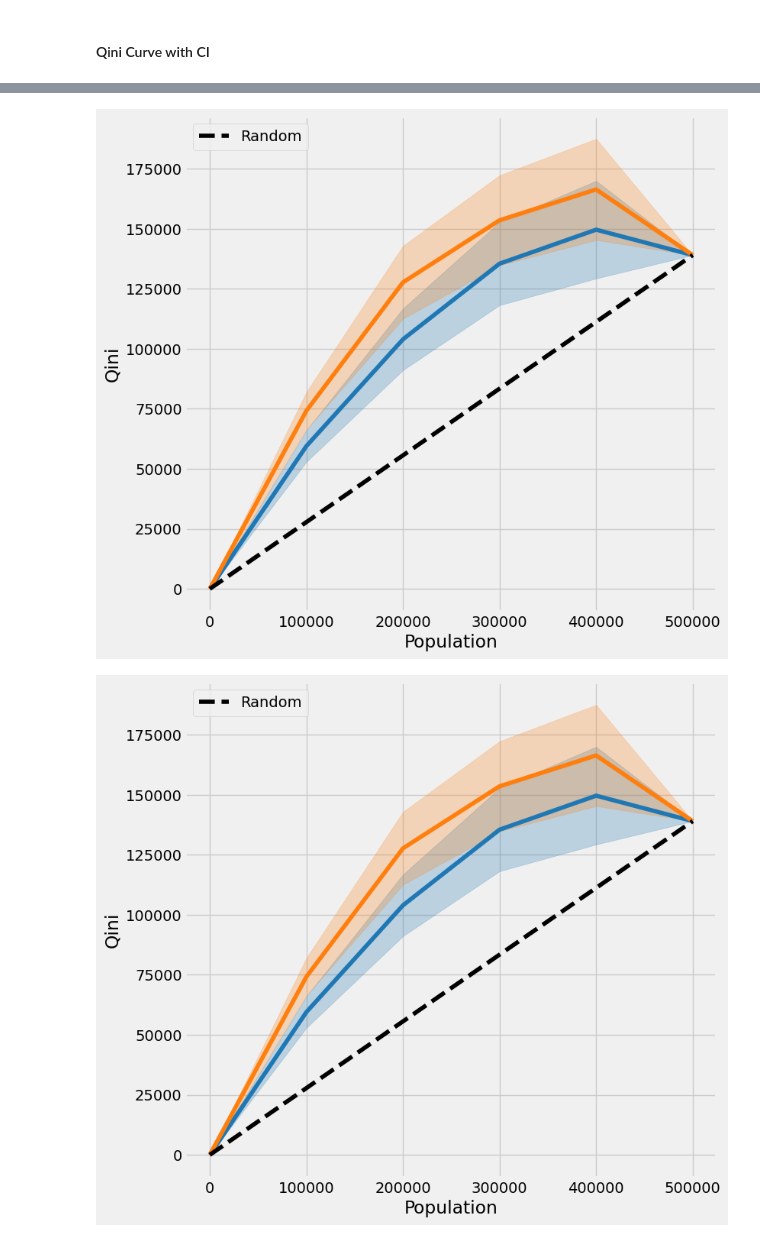
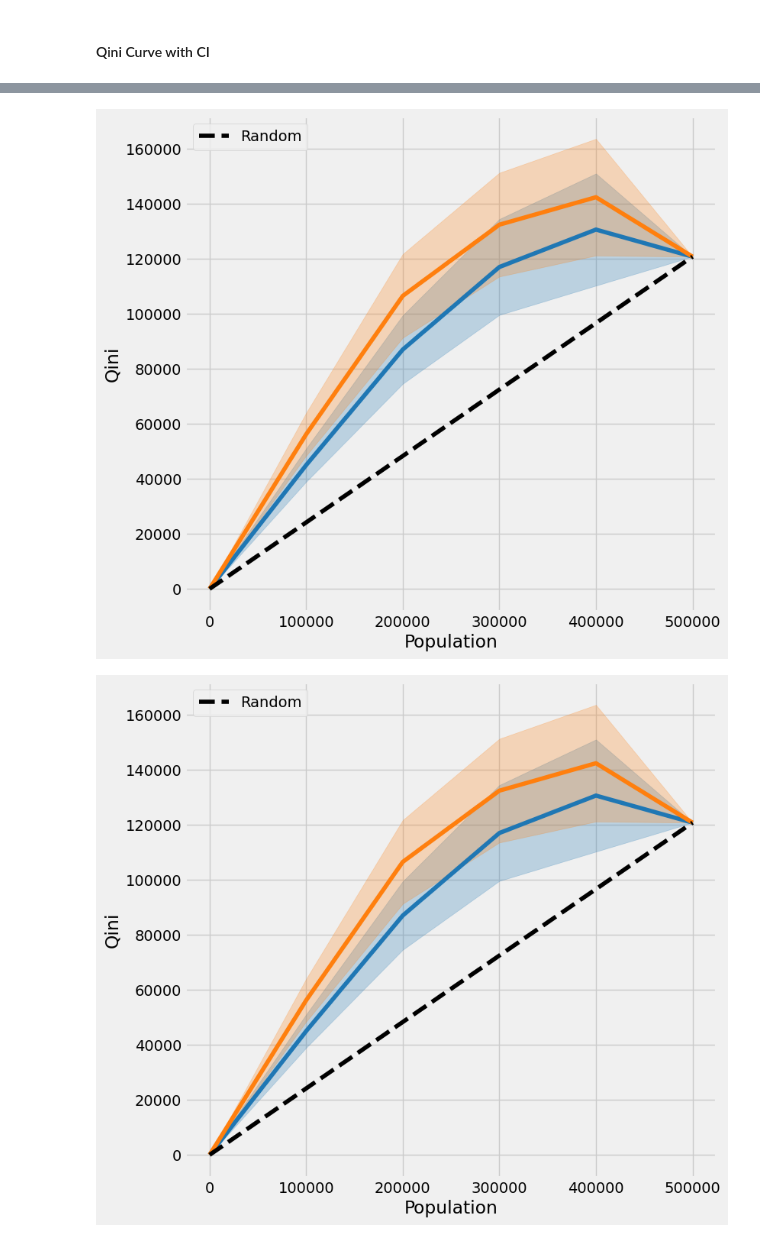
Before and after one commit to uber/causalml, a Jupyter notebook: docs/examples/validation_with_tmle.ipynb, the cells around one changed output, grey strips where cells are left out. Saved outputs shown, nothing was run; the diff lists cells and outputs as text; code cells hidden in the pictures.

```diff
--- a/docs/examples/validation_with_tmle.ipynb
+++ b/docs/examples/validation_with_tmle.ipynb
@@ -271,10 +269,10 @@ qini
 # %%
 plot_tmleqini(df, inference_col=inference_cols, outcome_col='y', treatment_col='w', p_col='p',
-              n_segment=5, cv=kf, calibrate_propensity=True, ci=True)
+              n_segment=5, cv=kf, ci=True)
 # %% [output]
-[figure, old version]
+[figure, new version]
 # %%
 plot(df, kind='qini', tmle=True, inference_col=inference_cols, outcome_col='y', treatment_col='w', p_col='p',
-     n_segment=5, cv=kf, calibrate_propensity=True, ci=True)
+     n_segment=5, cv=kf, ci=True)
 # %% [output]
-[figure, old version]
+[figure, new version]
```
Also changed, not shown: parts of 21 cells of this notebook, 8 other files.
